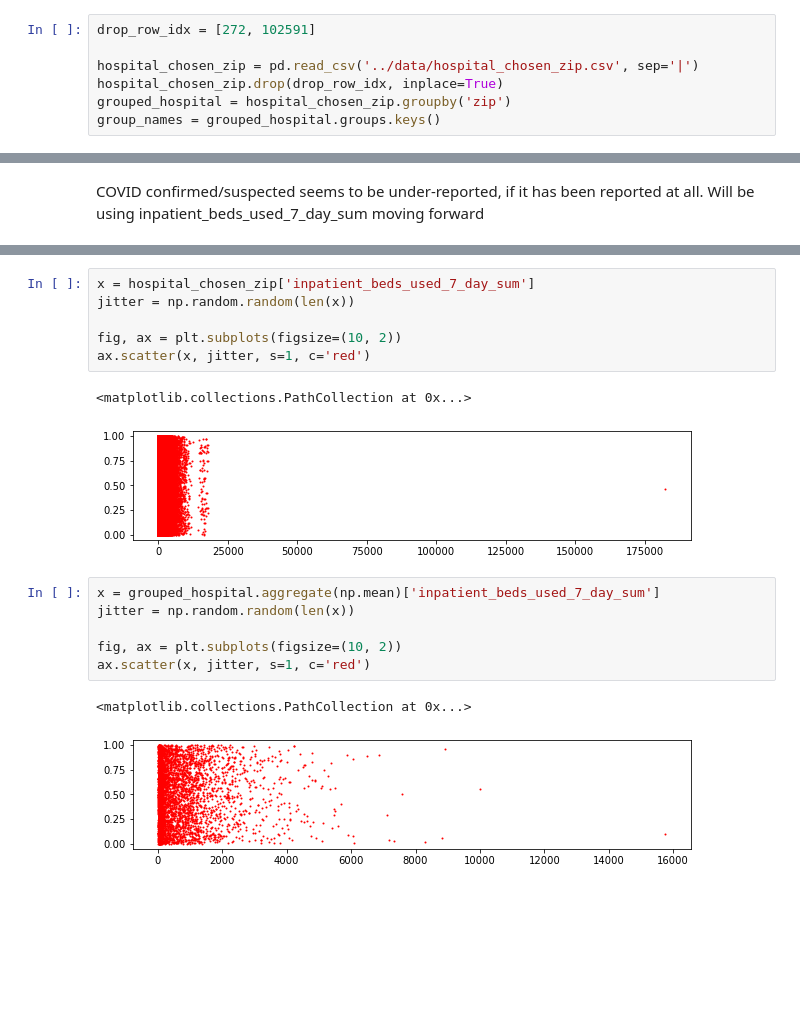
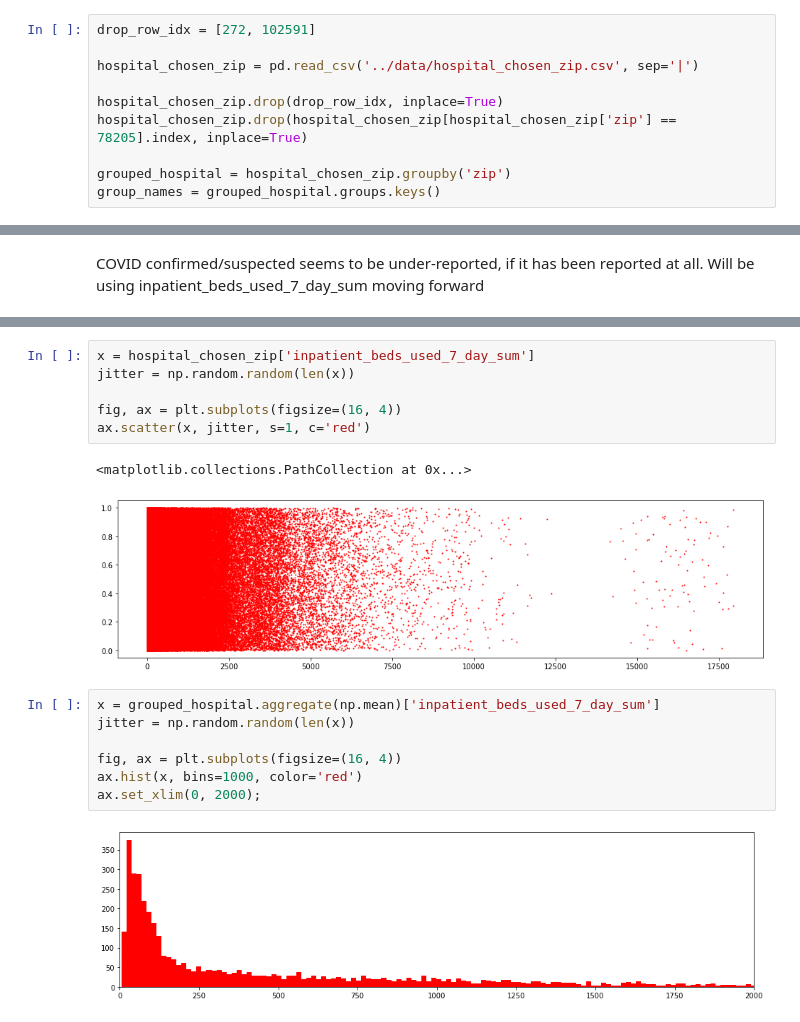
Before and after one commit to WhyVee/covid_in_the_community, a Jupyter notebook: src/graphing_nb.ipynb, the cells around one changed output, grey strips where cells are left out. Drawn from its saved outputs; the diff is of its cells as text; blank space fills up the shorter version.

Commit message:
worked on plotting

```diff
--- a/src/graphing_nb.ipynb
+++ b/src/graphing_nb.ipynb
@@ -7,7 +7,10 @@ import matplotlib.pyplot as plt
 drop_row_idx = [272, 102591]
 
 hospital_chosen_zip = pd.read_csv('../data/hospital_chosen_zip.csv', sep='|')
+
 hospital_chosen_zip.drop(drop_row_idx, inplace=True)
+hospital_chosen_zip.drop(hospital_chosen_zip[hospital_chosen_zip['zip'] == 78205].index, inplace=True)
+
 grouped_hospital = hospital_chosen_zip.groupby('zip')
 group_names = grouped_hospital.groups.keys()
 # %%
@@ -128,18 +147,18 @@ COVID confirmed/suspected seems to be under-reported, if it has been reported at
 # %%
 x = hospital_chosen_zip['inpatient_beds_used_7_day_sum']
 jitter = np.random.random(len(x))
 
-fig, ax = plt.subplots(figsize=(10, 2))
+fig, ax = plt.subplots(figsize=(16, 4))
 ax.scatter(x, jitter, s=1, c='red')
 # %% [output]
 <matplotlib.collections.PathCollection at 0x...>
-[figure, old version]
+[figure, new version]
 # %%
 x = grouped_hospital.aggregate(np.mean)['inpatient_beds_used_7_day_sum']
 jitter = np.random.random(len(x))
 
-fig, ax = plt.subplots(figsize=(10, 2))
-ax.scatter(x, jitter, s=1, c='red')
+fig, ax = plt.subplots(figsize=(16, 4))
+ax.hist(x, bins=1000, color='red')
+ax.set_xlim(0, 2000);
 # %% [output]
-<matplotlib.collections.PathCollection at 0x...>
-[figure, old version]
+[figure, new version]
```
Also changed, not shown: parts of 10 cells of this notebook, 1 other file.
